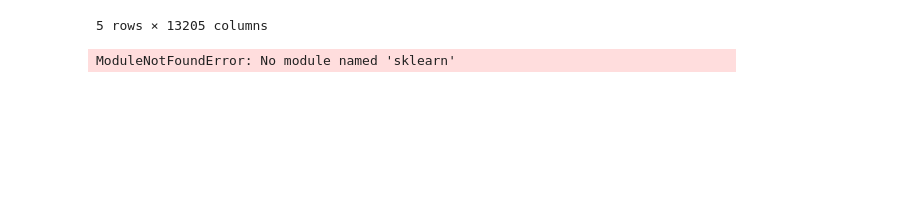
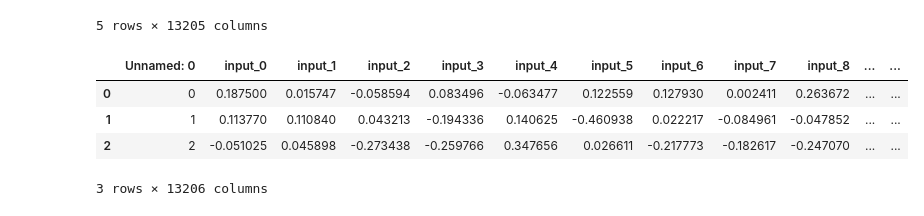
Before and after one commit to reoskaro434/text-categorizer, a Jupyter notebook: src/notebooks/5_ann.ipynb, the cells around one changed output. Drawn from its saved outputs; the diff is of its cells as text; code cells hidden in the pictures; blank space fills up the shorter version.

```diff
--- a/src/notebooks/5_ann.ipynb
+++ b/src/notebooks/5_ann.ipynb
@@ -1,7 +1,7 @@
 # %%
 import pandas as pd
 
-df = pd.read_csv('../../output_data/4_vectorized_ds.csv')
+df = pd.read_csv('../../output_data/4_2_vectorized_ds.csv')
 
 df.info(5)
 # %% [output]
@@ -39,6 +39,12 @@ from sklearn.preprocessing import LabelEncoder
 le = LabelEncoder()
 
 
-df['TAG_transformed'] = le.fit_transform(df[:, 2])
+df['TAG_transformed'] = le.fit_transform(df['tag'])
-# %% [output]
-ModuleNotFoundError: No module named 'sklearn'
+# %%
+df.head(3)
+# %% [output]
+|  | Unnamed: 0 | input_0 | input_1 | input_2 | input_3 | input_4 | input_5 | input_6 | input_7 | input_8 | ... | ... |
+| 0 | 0 | 0.187500 | 0.015747 | -0.058594 | 0.083496 | -0.063477 | 0.122559 | 0.127930 | 0.002411 | 0.263672 | ... | ... |
+| 1 | 1 | 0.113770 | 0.110840 | 0.043213 | -0.194336 | 0.140625 | -0.460938 | 0.022217 | -0.084961 | -0.047852 | ... | ... |
+| 2 | 2 | -0.051025 | 0.045898 | -0.273438 | -0.259766 | 0.347656 | 0.026611 | -0.217773 | -0.182617 | -0.247070 | ... | ... |
+3 rows × 13206 columns
```
Also changed, not shown: 7 other files.
